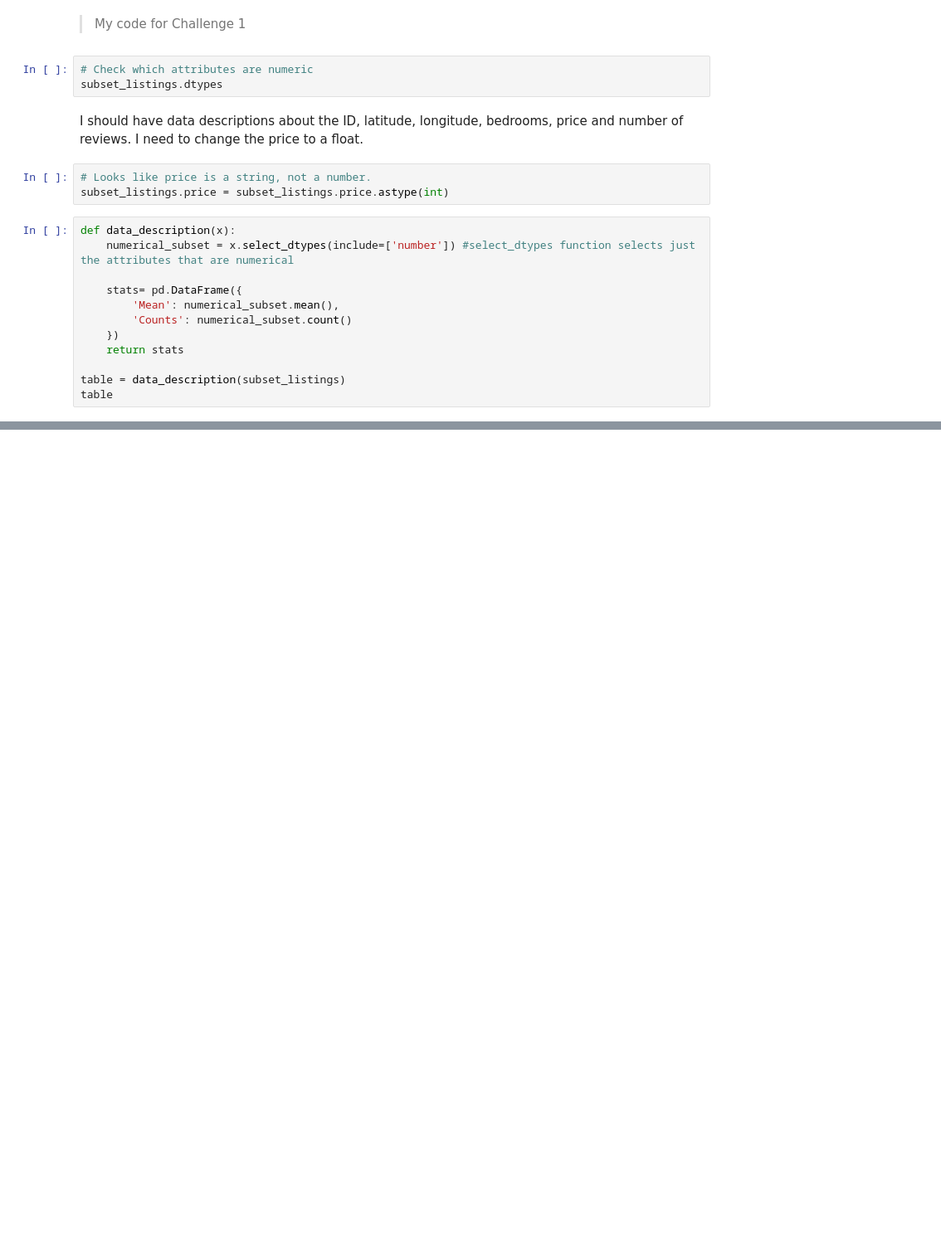
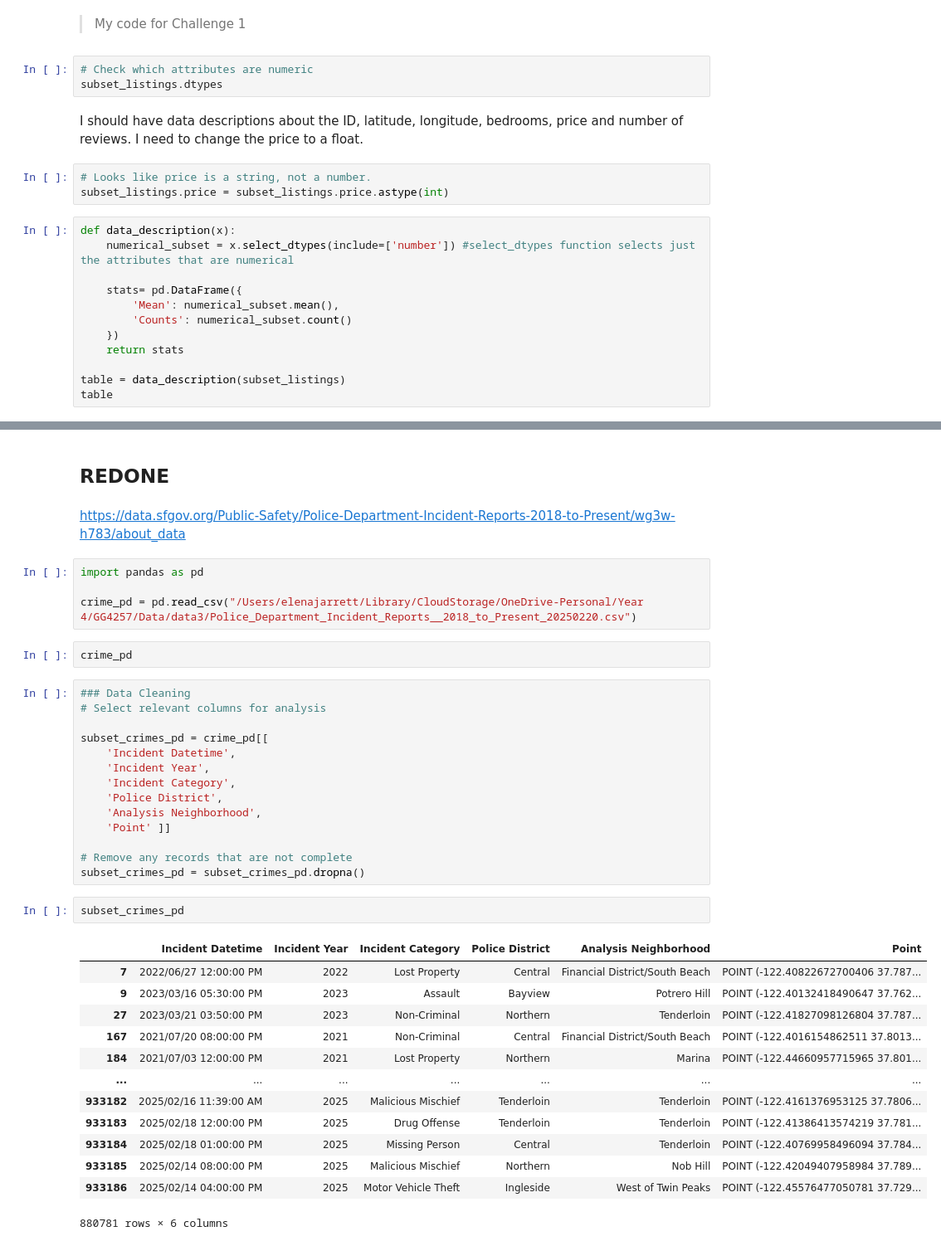
Before and after one commit to ejarrettt/Lab-Assignment-1, a Jupyter notebook: UA_Assignment_1.ipynb, the cells around one changed output, grey strips where cells are left out. Shown at 83% size. Saved outputs shown, nothing was run; the diff lists cells and outputs as text; blank space fills up the shorter version.

```diff
--- a/UA_Assignment_1.ipynb
+++ b/UA_Assignment_1.ipynb
@@ -770,0 +859,40 @@ Now is your turn to find, read, process and then make a comprehensive descriptiv
+# %% [markdown]
+## REDONE
+# %% [markdown]
+https://data.sfgov.org/Public-Safety/Police-Department-Incident-Reports-2018-to-Present/wg3w-h783/about_data
+# %%
+import pandas as pd
+
+crime_pd = pd.read_csv("/Users/elenajarrett/Library/CloudStorage/OneDrive-Personal/Year 4/GG4257/Data/data3/Police_Department_Incident_Reports__2018_to_Present_20250220.csv")
+# %%
+crime_pd
+# %%
+### Data Cleaning
+# Select relevant columns for analysis
+
+subset_crimes_pd = crime_pd[[
+    'Incident Datetime',
+    'Incident Year',
+    'Incident Category',
+    'Police District',
+    'Analysis Neighborhood',
+    'Point' ]]
+
+# Remove any records that are not complete
+subset_crimes_pd = subset_crimes_pd.dropna()
+# %%
+subset_crimes_pd
+# %% [output]
+|  | Incident Datetime | Incident Year | Incident Category | Police District | Analysis Neighborhood | Point |
+| 7 | 2022/06/27 12:00:00 PM | 2022 | Lost Property | Central | Financial District/South Beach | POINT (-122.40822672700406 37.787... |
+| 9 | 2023/03/16 05:30:00 PM | 2023 | Assault | Bayview | Potrero Hill | POINT (-122.40132418490647 37.762... |
+| 27 | 2023/03/21 03:50:00 PM | 2023 | Non-Criminal | Northern | Tenderloin | POINT (-122.41827098126804 37.787... |
+| 167 | 2021/07/20 08:00:00 PM | 2021 | Non-Criminal | Central | Financial District/South Beach | POINT (-122.4016154862511 37.8013... |
+| 184 | 2021/07/03 12:00:00 PM | 2021 | Lost Property | Northern | Marina | POINT (-122.44660957715965 37.801... |
+| ... | ... | ... | ... | ... | ... | ... |
+| 933182 | 2025/02/16 11:39:00 AM | 2025 | Malicious Mischief | Tenderloin | Tenderloin | POINT (-122.4161376953125 37.7806... |
+| 933183 | 2025/02/18 12:00:00 PM | 2025 | Drug Offense | Tenderloin | Tenderloin | POINT (-122.41386413574219 37.781... |
+| 933184 | 2025/02/18 01:00:00 PM | 2025 | Missing Person | Central | Tenderloin | POINT (-122.40769958496094 37.784... |
+| 933185 | 2025/02/14 08:00:00 PM | 2025 | Malicious Mischief | Northern | Nob Hill | POINT (-122.42049407958984 37.789... |
+| 933186 | 2025/02/14 04:00:00 PM | 2025 | Motor Vehicle Theft | Ingleside | West of Twin Peaks | POINT (-122.45576477050781 37.729... |
+880781 rows × 6 columns
```
Also changed, not shown: parts of 123 cells of this notebook.
